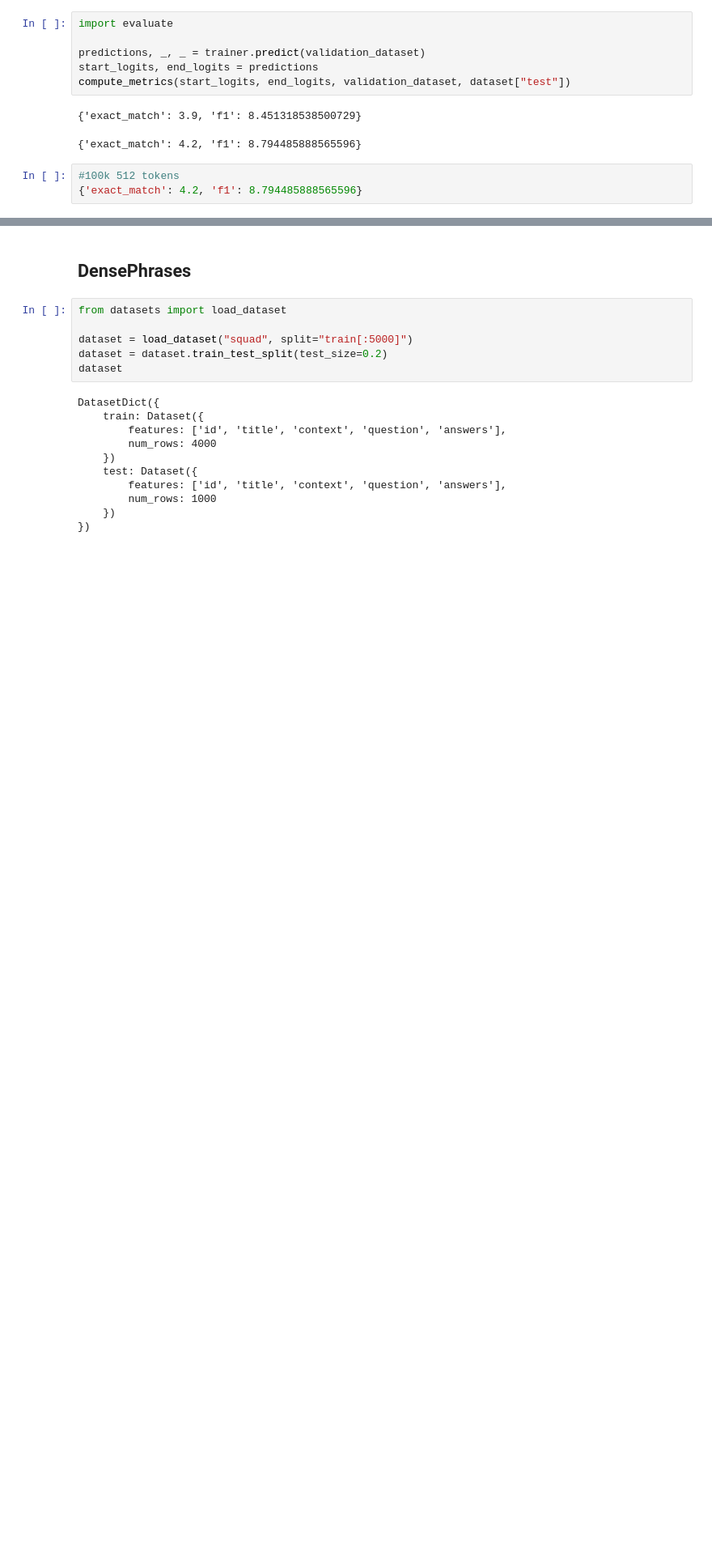
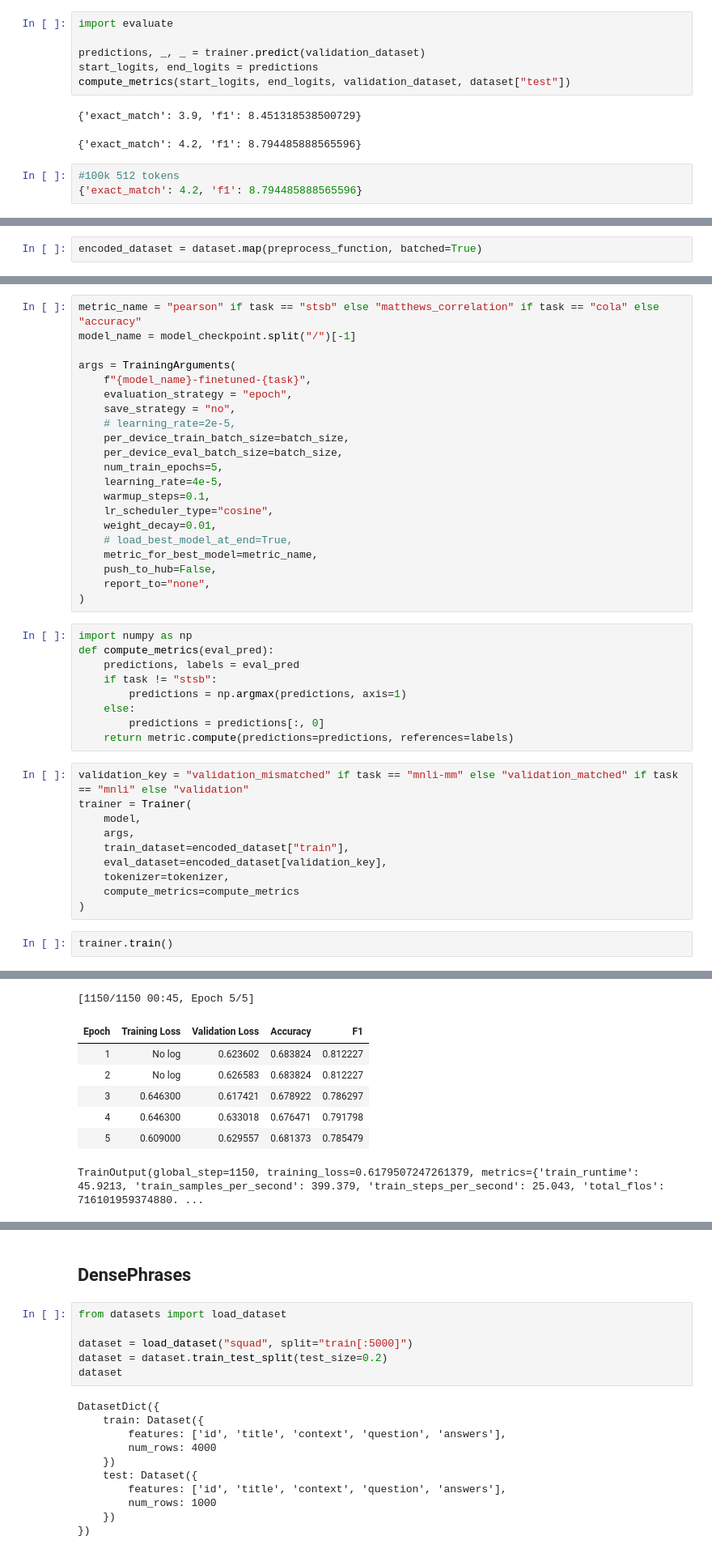
Before and after one commit to abcp4/NLPLab, a Jupyter notebook: berts/bert_colt5.ipynb, the cells around one changed output, grey strips where cells are left out. Shown at 81% size. Saved outputs shown, nothing was run; the diff lists cells and outputs as text; blank space fills up the shorter version.

Commit message:
seq trainer

```diff
--- a/berts/bert_colt5.ipynb
+++ b/berts/bert_colt5.ipynb
@@ -669,0 +550,2 @@ for _,data in enumerate(eval_dataloader):
+# %%
+encoded_dataset = dataset.map(preprocess_function, batched=True)
@@ -669,0 +630,43 @@ for _,data in enumerate(eval_dataloader):
+# %%
+metric_name = "pearson" if task == "stsb" else "matthews_correlation" if task == "cola" else "accuracy"
+model_name = model_checkpoint.split("/")[-1]
+
+args = TrainingArguments(
+    f"{model_name}-finetuned-{task}",
+    evaluation_strategy = "epoch",
+    save_strategy = "no",
+    # learning_rate=2e-5,
+    per_device_train_batch_size=batch_size,
+    per_device_eval_batch_size=batch_size,
+    num_train_epochs=5,
+    learning_rate=4e-5,
+    warmup_steps=0.1,
+    lr_scheduler_type="cosine",
+    weight_decay=0.01,
+    # load_best_model_at_end=True,
+    metric_for_best_model=metric_name,
+    push_to_hub=False,
+    report_to="none",
+)
+# %%
+import numpy as np
+def compute_metrics(eval_pred):
+    predictions, labels = eval_pred
+    if task != "stsb":
+        predictions = np.argmax(predictions, axis=1)
+    else:
+        predictions = predictions[:, 0]
+    return metric.compute(predictions=predictions, references=labels)
+# %%
+validation_key = "validation_mismatched" if task == "mnli-mm" else "validation_matched" if task == "mnli" else "validation"
+trainer = Trainer(
+    model,
+    args,
+    train_dataset=encoded_dataset["train"],
+    eval_dataset=encoded_dataset[validation_key],
+    tokenizer=tokenizer,
+    compute_metrics=compute_metrics
+)
+# %%
+trainer.train()
+# %% [output]
@@ -669,0 +674,8 @@ for _,data in enumerate(eval_dataloader):
+[1150/1150 00:45, Epoch 5/5]
+| Epoch | Training Loss | Validation Loss | Accuracy | F1 |
+| 1 | No log | 0.623602 | 0.683824 | 0.812227 |
+| 2 | No log | 0.626583 | 0.683824 | 0.812227 |
+| 3 | 0.646300 | 0.617421 | 0.678922 | 0.786297 |
+| 4 | 0.646300 | 0.633018 | 0.676471 | 0.791798 |
+| 5 | 0.609000 | 0.629557 | 0.681373 | 0.785479 |
+TrainOutput(global_step=1150, training_loss=0.6179507247261379, metrics={'train_runtime': 45.9213, 'train_samples_per_second': 399.379, 'train_steps_per_second': 25.043, 'total_flos': 716101959374880. ...
```
Also changed, not shown: parts of 58 cells of this notebook.
